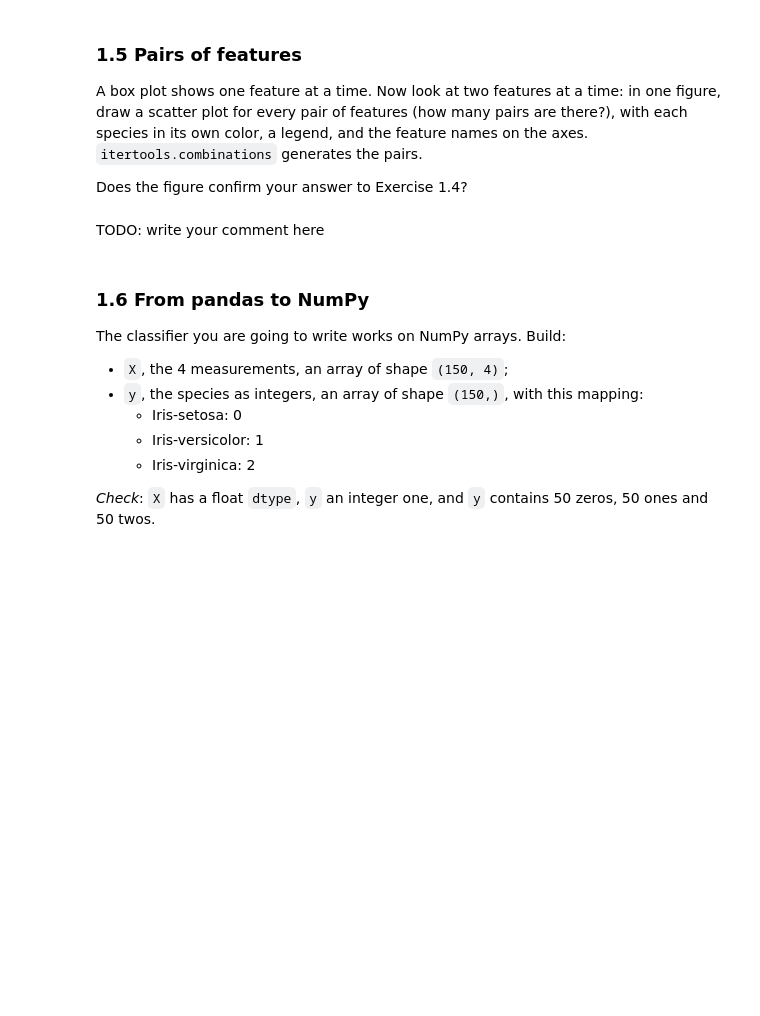
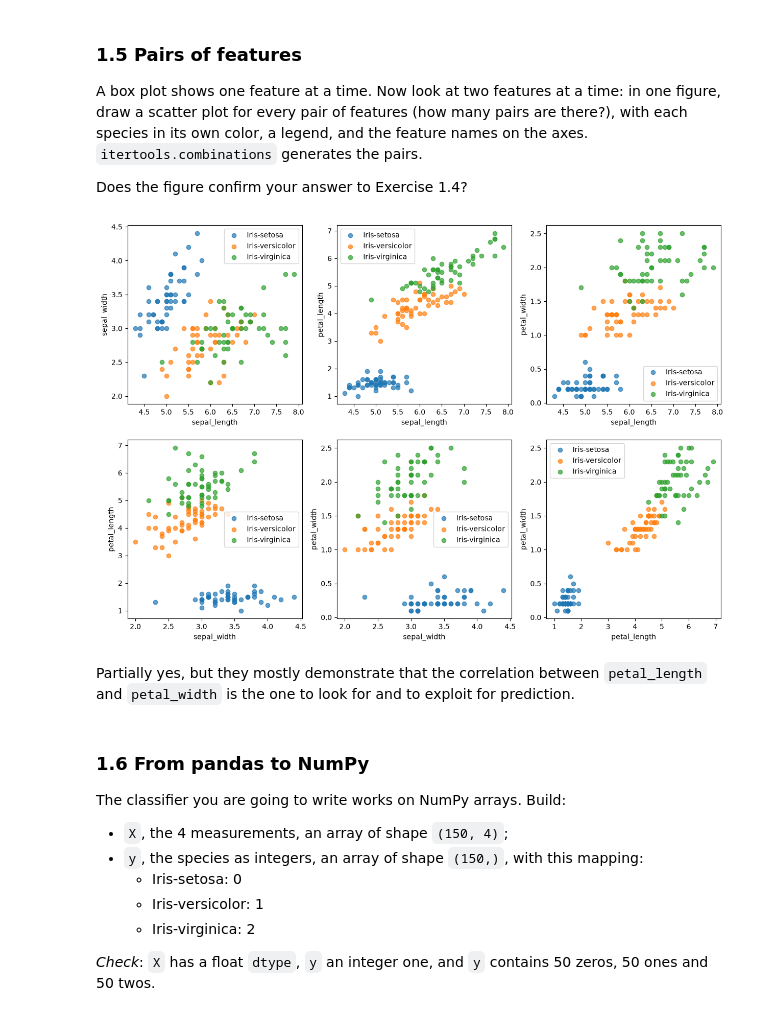
Before and after one commit to lentscode/ml4n-python, a Jupyter notebook: labs/lab2_numpy_and_pandas/lab2_numpy_and_pandas.ipynb, the cells around one changed output. Drawn from its saved outputs; the diff is of its cells as text; code cells hidden in the pictures; blank space fills up the shorter version.

```diff
--- a/labs/lab2_numpy_and_pandas/lab2_numpy_and_pandas.ipynb
+++ b/labs/lab2_numpy_and_pandas/lab2_numpy_and_pandas.ipynb
@@ -93,8 +163,32 @@ TODO: write your comment here
 A box plot shows one feature at a time. Now look at two features at a time: in one figure, draw a scatter plot for every pair of features (how many pairs are there?), with each species in its own color, a legend, and the feature names on the axes. `itertools.combinations` generates the pairs.
 
 Does the figure confirm your answer to Exercise 1.4?
+# %%
+import itertools
+
+associations = {c: i for i, c in enumerate(df["class"].unique())}
+
+pairs = itertools.combinations(columns, 2)
+fig, ax = plt.subplots(2, 3, figsize=(15, 10))
+for i, pair in enumerate(pairs):
+    n = i // 3
+    m = i % 3
+    for cls, group in df.groupby("class"):
+        ax[n, m].scatter(
+            group[pair[0]],
+            group[pair[1]],
+            label=cls,
+            alpha=0.7
+        )
+    ax[n][m].set_xlabel(pair[0])
+    ax[n][m].set_ylabel(pair[1])
+    ax[n][m].legend()
+
+plt.show()
+# %% [output]
+[figure, added]
 # %% [markdown]
-TODO: write your comment here
+Partially yes, but they mostly demonstrate that the correlation between `petal_length` and `petal_width` is the one to look for and to exploit for prediction.
 # %% [markdown]
 ### 1.6 From pandas to NumPy
 The classifier you are going to write works on NumPy arrays. Build:
```
Also changed, not shown: parts of 10 cells of this notebook, 1 other file.
